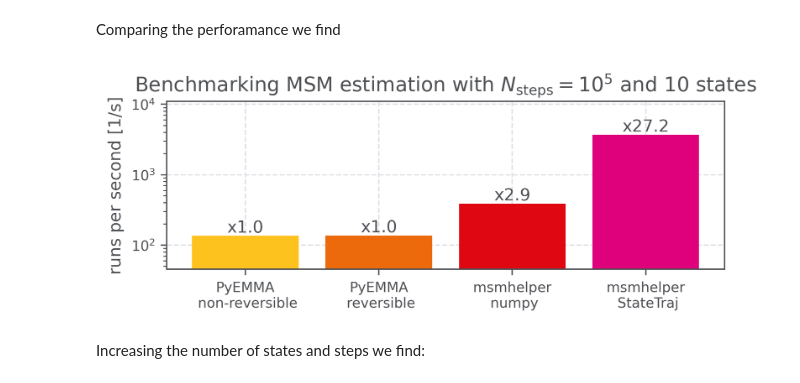
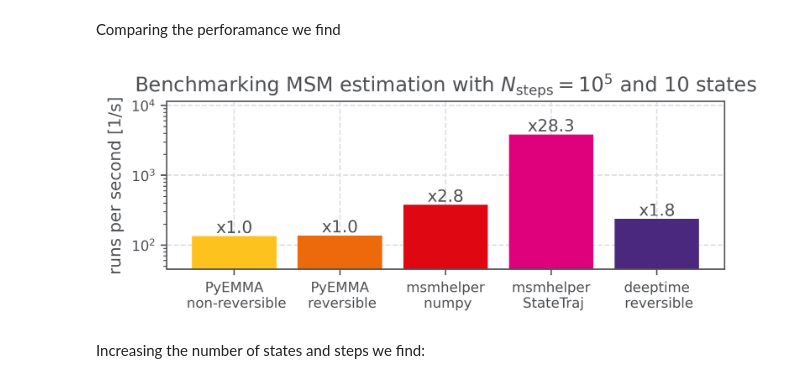
Before and after one commit to moldyn/msmhelper, a Jupyter notebook: docs/benchmark.ipynb, the cells around one changed output. Drawn from its saved outputs; the diff is of its cells as text; code cells hidden in the pictures.

```diff
--- a/docs/benchmark.ipynb
+++ b/docs/benchmark.ipynb
@@ -86,13 +108,15 @@ time_msm_mh_statetraj = _
+# %%
+time_msm_deeptime = _
 # %% [markdown]
 Comparing the perforamance we find
 # %%
 visualize_benchmark_results(
-    (time_msm_pyemma_nonrev, time_msm_pyemma_rev, time_msm_mh_traj, time_msm_mh_statetraj),
-    ('PyEMMA\n non-reversible', 'PyEMMA\n reversible', 'msmhelper\n numpy', 'msmhelper\n StateTraj'),
+    (time_msm_pyemma_nonrev, time_msm_pyemma_rev, time_msm_mh_traj, time_msm_mh_statetraj, time_msm_deeptime),
+    ('PyEMMA\n non-reversible', 'PyEMMA\n reversible', 'msmhelper\n numpy', 'msmhelper\n StateTraj', 'deeptime\n reversible'),
     f'Benchmarking MSM estimation with $N_\mathrm{{steps}}=10^{np.log10(n_steps):.0f}$ and {n_states} states',
 )
 # %% [output]
-[figure, old version]
+[figure, new version]
 # %% [markdown]
 Increasing the number of states and steps we find:
 # %%
```
Also changed, not shown: parts of 24 cells of this notebook.
